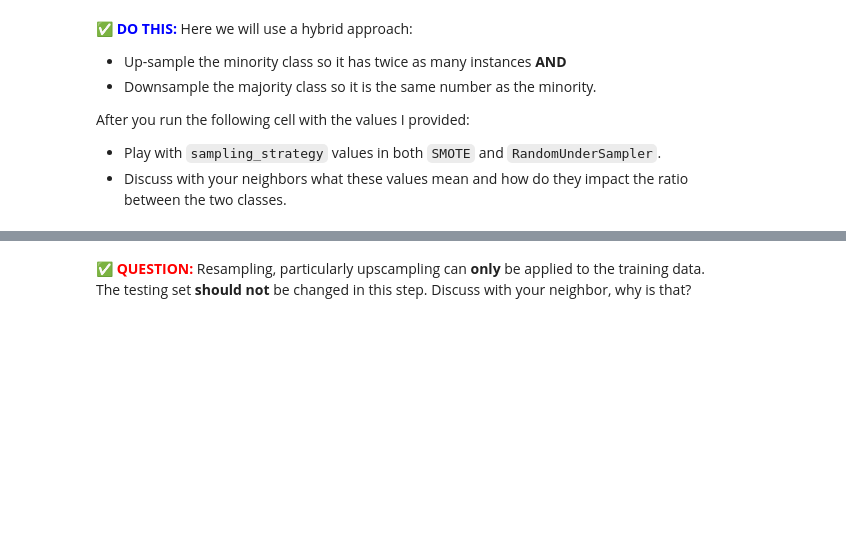
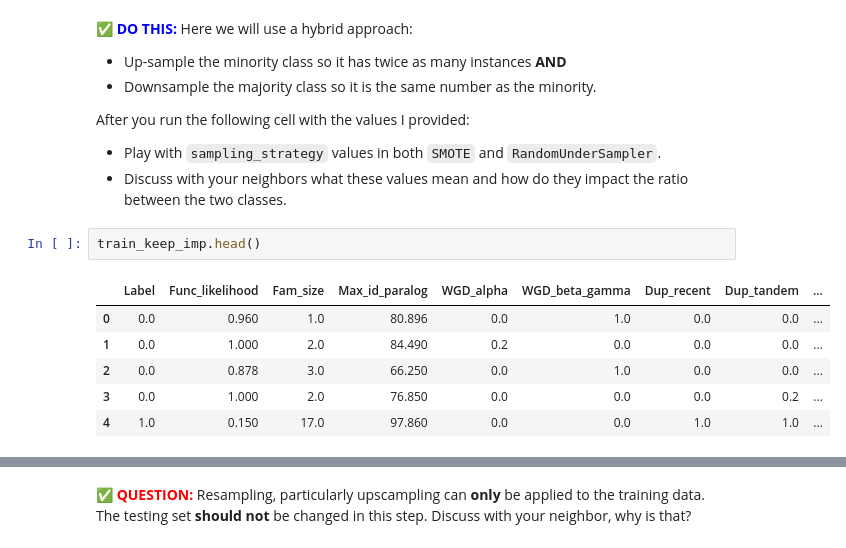
Before and after one commit to ShiuLab/ML_workshop, a Jupyter notebook: _DRAFT_ML_workshop-part_b-in_class.ipynb, the cells around one changed output, grey strips where cells are left out. Cells and saved outputs as stored; diff of their text form; blank space fills up the shorter version.

```diff
--- a/_DRAFT_ML_workshop-part_b-in_class.ipynb
+++ b/_DRAFT_ML_workshop-part_b-in_class.ipynb
@@ -480,6 +447,15 @@ __Note:__ `testing` data should never be used to `fit` the imputer. Instead, you
 After you run the following cell with the values I provided:
 - Play with `sampling_strategy` values in both `SMOTE` and `RandomUnderSampler`.
 - Discuss with your neighbors what these values mean and how do they impact the ratio between the two classes.
+# %%
+train_keep_imp.head()
+# %% [output]
+|  | Label | Func_likelihood | Fam_size | Max_id_paralog | WGD_alpha | WGD_beta_gamma | Dup_recent | Dup_tandem | ... |
+| 0 | 0.0 | 0.960 | 1.0 | 80.896 | 0.0 | 1.0 | 0.0 | 0.0 | ... |
+| 1 | 0.0 | 1.000 | 2.0 | 84.490 | 0.2 | 0.0 | 0.0 | 0.0 | ... |
+| 2 | 0.0 | 0.878 | 3.0 | 66.250 | 0.0 | 1.0 | 0.0 | 0.0 | ... |
+| 3 | 0.0 | 1.000 | 2.0 | 76.850 | 0.0 | 0.0 | 0.0 | 0.2 | ... |
+| 4 | 1.0 | 0.150 | 17.0 | 97.860 | 0.0 | 0.0 | 1.0 | 1.0 | ... |
 # %%
 from collections import Counter
 from imblearn.over_sampling import SMOTE
```
Also changed, not shown: parts of 52 cells of this notebook, 1 other file.
